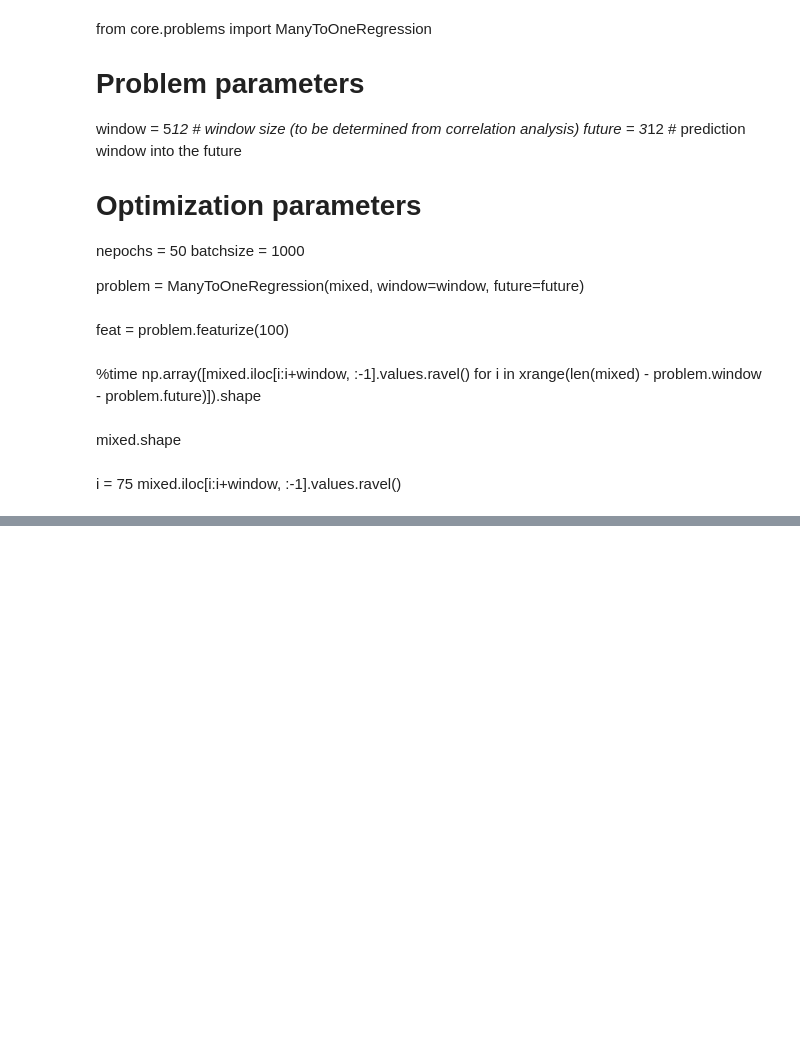
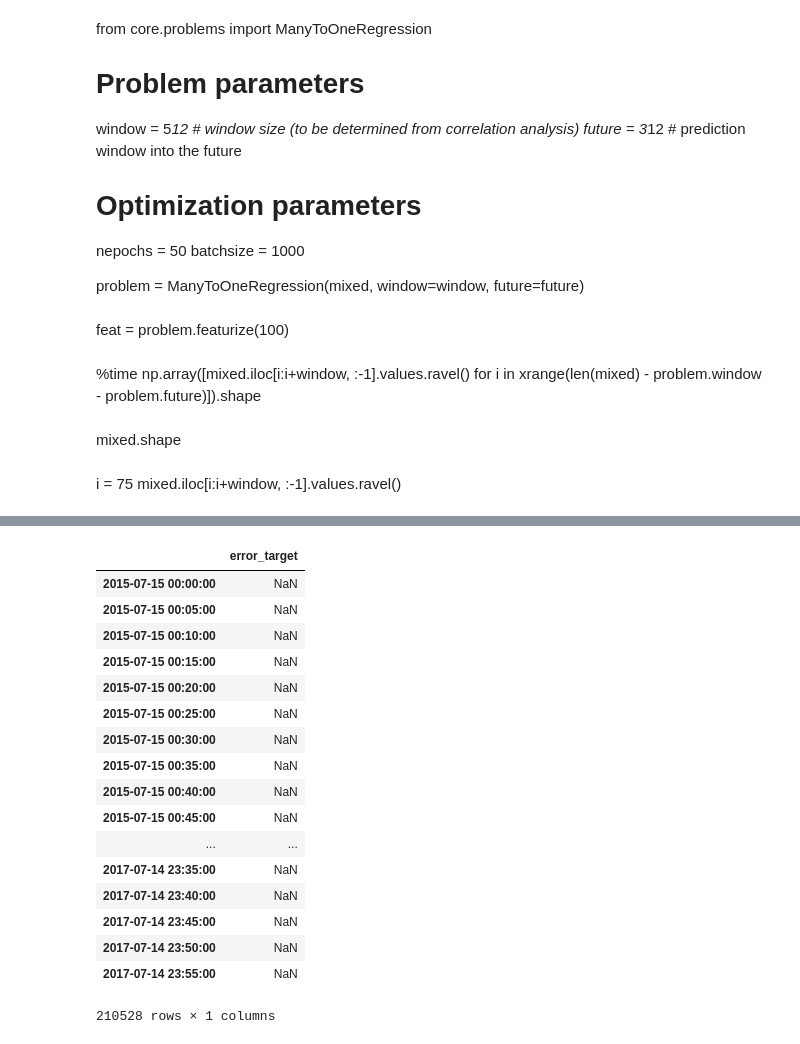
Before and after one commit to bmeyers/SolarForecasting, a Jupyter notebook: scratch_work_bennet.ipynb, the cells around one changed output, grey strips where cells are left out. Cells and saved outputs as stored; diff of their text form; code cells hidden in the pictures; blank space fills up the shorter version.

```diff
--- a/scratch_work_bennet.ipynb
+++ b/scratch_work_bennet.ipynb
@@ -123,0 +135,21 @@ stdev = np.sqrt(var)
+# %%
+dm.error_full
+# %% [output]
+|  | error_target |
+| 2015-07-15 00:00:00 | NaN |
+| 2015-07-15 00:05:00 | NaN |
+| 2015-07-15 00:10:00 | NaN |
+| 2015-07-15 00:15:00 | NaN |
+| 2015-07-15 00:20:00 | NaN |
+| 2015-07-15 00:25:00 | NaN |
+| 2015-07-15 00:30:00 | NaN |
+| 2015-07-15 00:35:00 | NaN |
+| 2015-07-15 00:40:00 | NaN |
+| 2015-07-15 00:45:00 | NaN |
+| ... | ... |
+| 2017-07-14 23:35:00 | NaN |
+| 2017-07-14 23:40:00 | NaN |
+| 2017-07-14 23:45:00 | NaN |
+| 2017-07-14 23:50:00 | NaN |
+| 2017-07-14 23:55:00 | NaN |
+210528 rows × 1 columns
```
Also changed, not shown: parts of 23 cells of this notebook, 1 other file.
